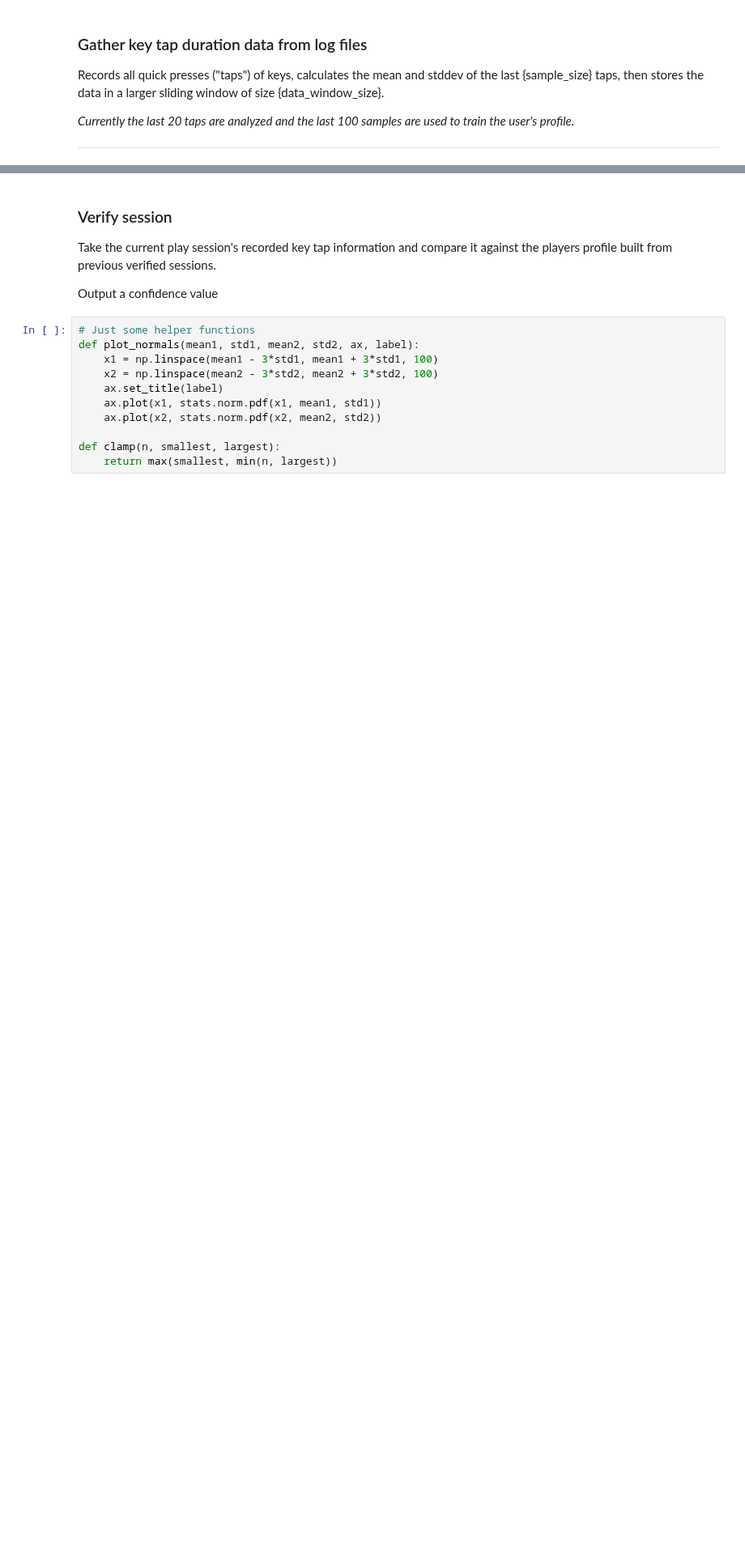
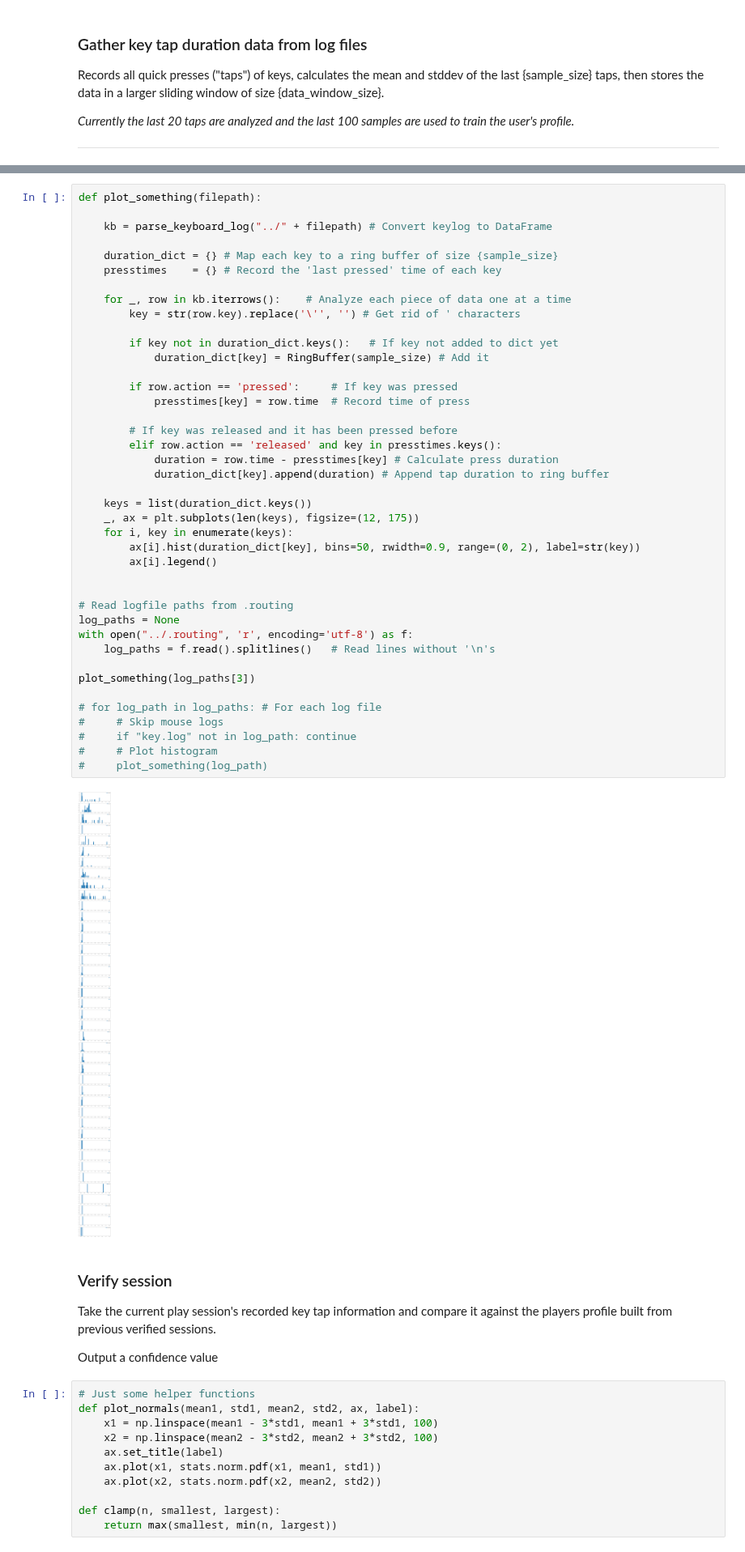
Before and after one commit to HengjunLuo/capstone-landis, a Jupyter notebook: notebooks/tap_durations.ipynb, the cells around one changed output, grey strips where cells are left out. Shown at 81% size. Drawn from its saved outputs; the diff is of its cells as text; blank space fills up the shorter version.

```diff
--- a/notebooks/tap_durations.ipynb
+++ b/notebooks/tap_durations.ipynb
@@ -174,3 +175,46 @@ for log_path in log_paths: # For each log file
+# %%
+def plot_something(filepath):
+
+    kb = parse_keyboard_log("../" + filepath) # Convert keylog to DataFrame
+
+    duration_dict = {} # Map each key to a ring buffer of size {sample_size}
+    presstimes    = {} # Record the 'last pressed' time of each key
+
+    for _, row in kb.iterrows():    # Analyze each piece of data one at a time
+        key = str(row.key).replace('\'', '') # Get rid of ' characters
+
+        if key not in duration_dict.keys():   # If key not added to dict yet
+            duration_dict[key] = RingBuffer(sample_size) # Add it
+
+        if row.action == 'pressed':     # If key was pressed
+            presstimes[key] = row.time  # Record time of press
+
+        # If key was released and it has been pressed before
+        elif row.action == 'released' and key in presstimes.keys():
+            duration = row.time - presstimes[key] # Calculate press duration
+            duration_dict[key].append(duration) # Append tap duration to ring buffer
+
+    keys = list(duration_dict.keys())
+    _, ax = plt.subplots(len(keys), figsize=(12, 175))
+    for i, key in enumerate(keys):
+        ax[i].hist(duration_dict[key], bins=50, rwidth=0.9, range=(0, 2), label=str(key))
+        ax[i].legend()
+
+
+# Read logfile paths from .routing
+log_paths = None
+with open("../.routing", 'r', encoding='utf-8') as f:
+    log_paths = f.read().splitlines()   # Read lines without '\n's
+
+plot_something(log_paths[3])
+
+# for log_path in log_paths: # For each log file
+#     # Skip mouse logs
+#     if "key.log" not in log_path: continue
+#     # Plot histogram
+#     plot_something(log_path)
+# %% [output]
+[figure, added]
 # %% [markdown]
 ### Verify session
 Take the current play session's recorded key tap information and compare it against
```
Also changed, not shown: parts of 2 cells of this notebook, 3 other files.
